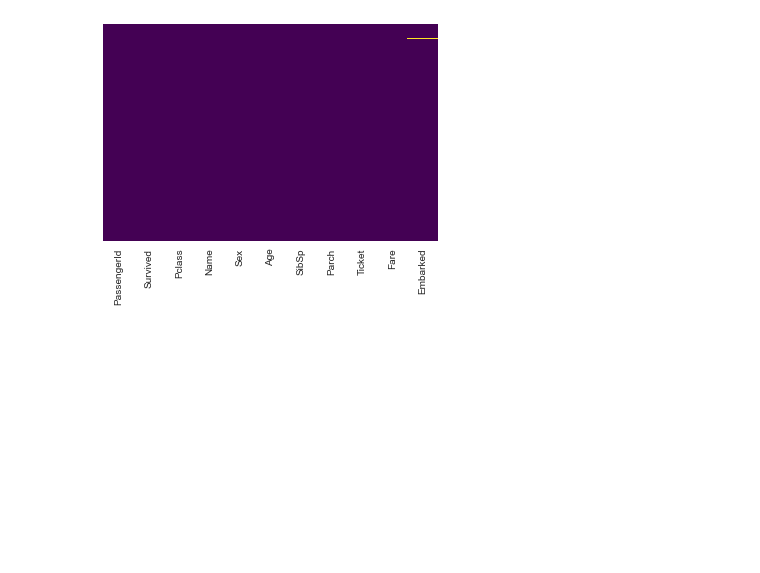
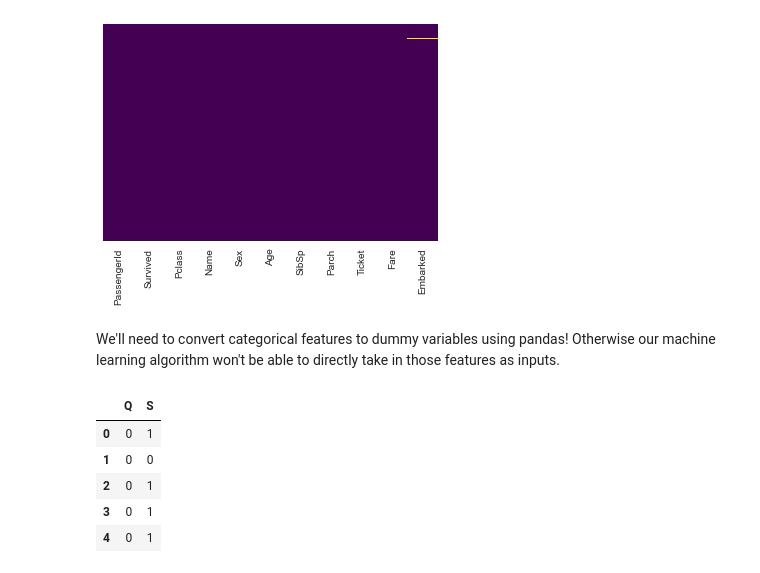
Before and after one commit to H3K4R/EDA-Titanic-dataset, a Jupyter notebook: Titanic EDA.ipynb, the cells around one changed output. Saved outputs shown, nothing was run; the diff lists cells and outputs as text; code cells hidden in the pictures; blank space fills up the shorter version.

```diff
--- a/Titanic EDA.ipynb
+++ b/Titanic EDA.ipynb
@@ -141,3 +141,14 @@ sns.heatmap(train.isnull(),yticklabels=False,cbar=False,cmap='viridis')
 # %% [output]
 <AxesSubplot:>
 [figure]
+# %% [markdown]
+We'll need to convert categorical features to dummy variables using pandas! Otherwise our machine learning algorithm won't be able to directly take in those features as inputs.
+# %%
+pd.get_dummies(train['Embarked'], drop_first=True).head()
+# %% [output]
+|  | Q | S |
+| 0 | 0 | 1 |
+| 1 | 0 | 0 |
+| 2 | 0 | 1 |
+| 3 | 0 | 1 |
+| 4 | 0 | 1 |
```
Also changed, not shown: parts of 22 cells of this notebook.
